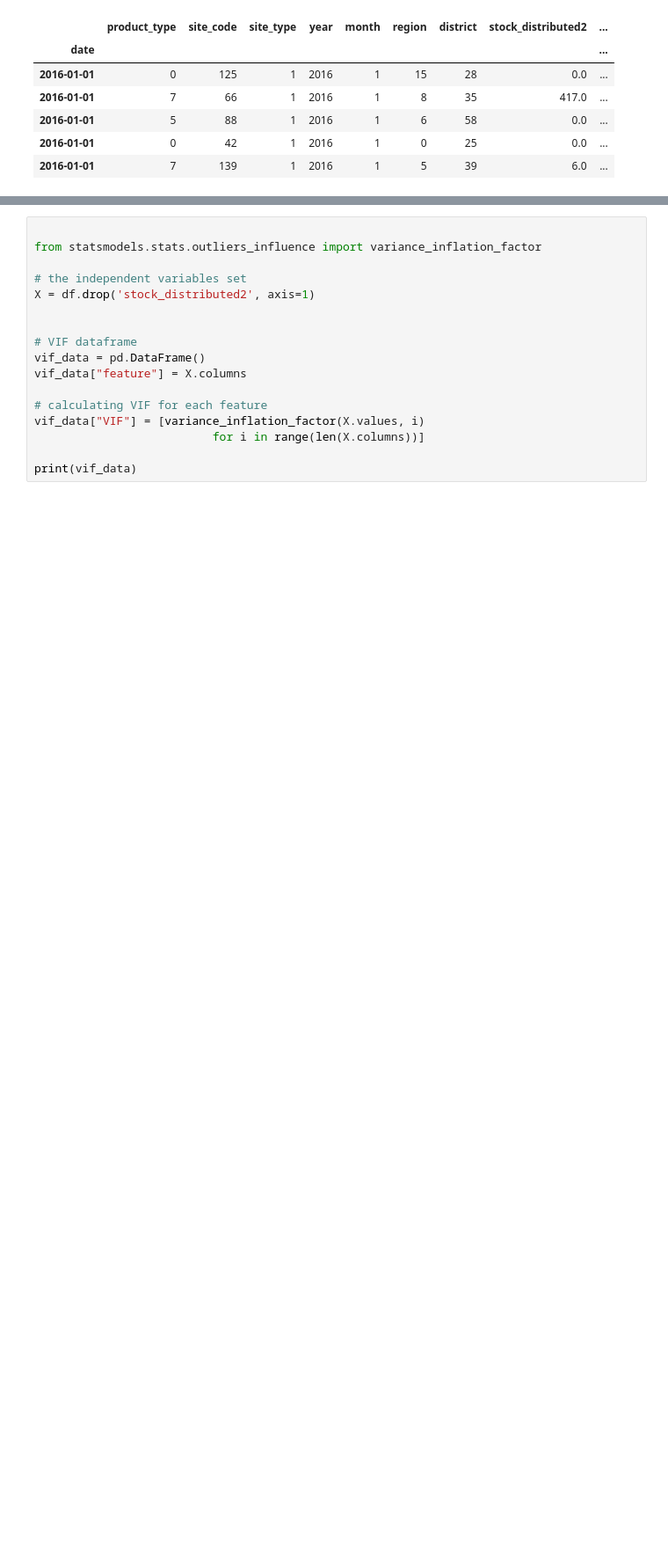
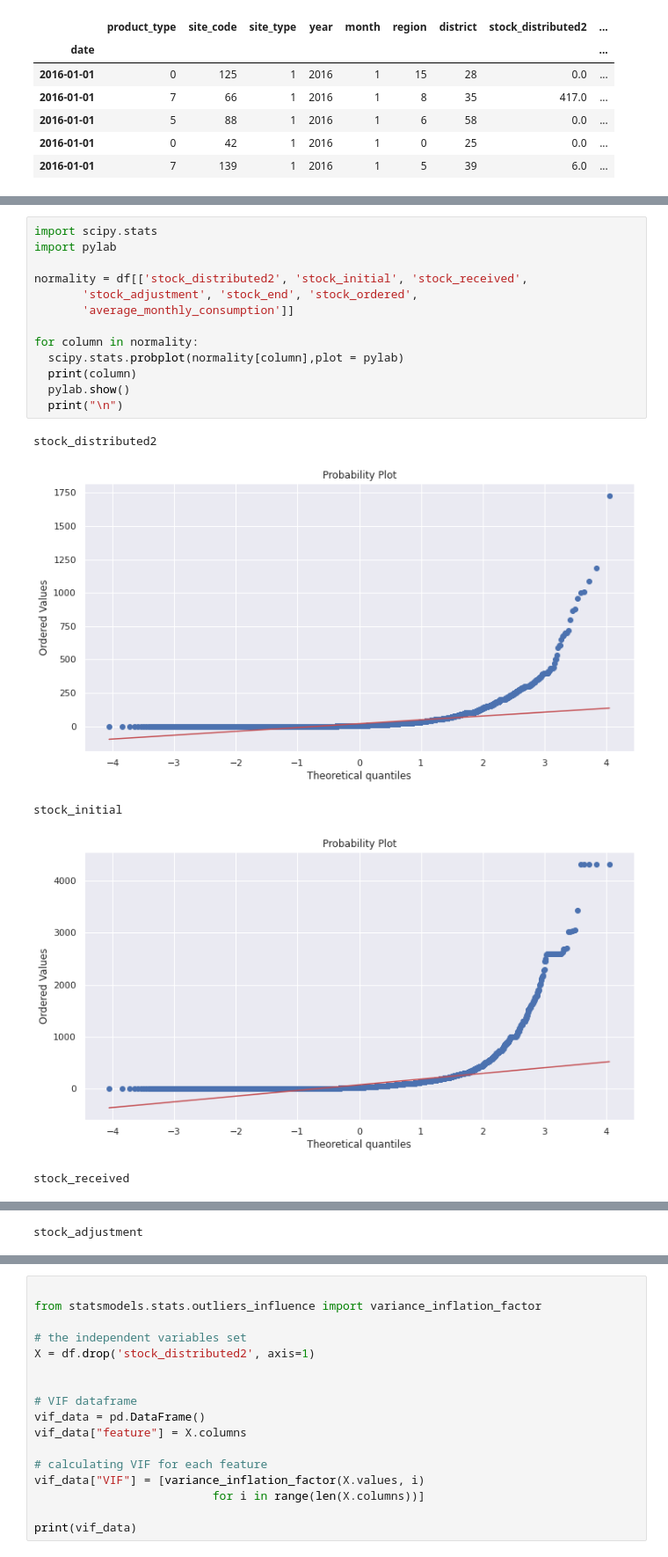
Before and after one commit to Viviankatheu/Future-Contraceptive-Use, a Jupyter notebook: Intelligent_Forecasting_Challenge_Model_Future_Contraceptive__Use_in_Cote_d'Ivoire.ipynb, the cells around one changed output, grey strips where cells are left out. Shown at 88% size. Drawn from its saved outputs; the diff is of its cells as text; blank space fills up the shorter version.

```diff
--- a/Intelligent_Forecasting_Challenge_Model_Future_Contraceptive__Use_in_Cote_d'Ivoire.ipynb
+++ b/Intelligent_Forecasting_Challenge_Model_Future_Contraceptive__Use_in_Cote_d'Ivoire.ipynb
@@ -1147,0 +1137,19 @@ df.head()
+# %%
+import scipy.stats
+import pylab
+
+normality = df[['stock_distributed2', 'stock_initial', 'stock_received',
+       'stock_adjustment', 'stock_end', 'stock_ordered',
+       'average_monthly_consumption']]
+
+for column in normality:
+  scipy.stats.probplot(normality[column],plot = pylab)
+  print(column)
+  pylab.show()
+  print("\n")
+# %% [output]
+stock_distributed2
+[figure, added]
+stock_initial
+[figure, added]
+stock_received
@@ -1147,0 +1157 @@ df.head()
+stock_adjustment
```
Also changed, not shown: parts of 16 cells of this notebook.
